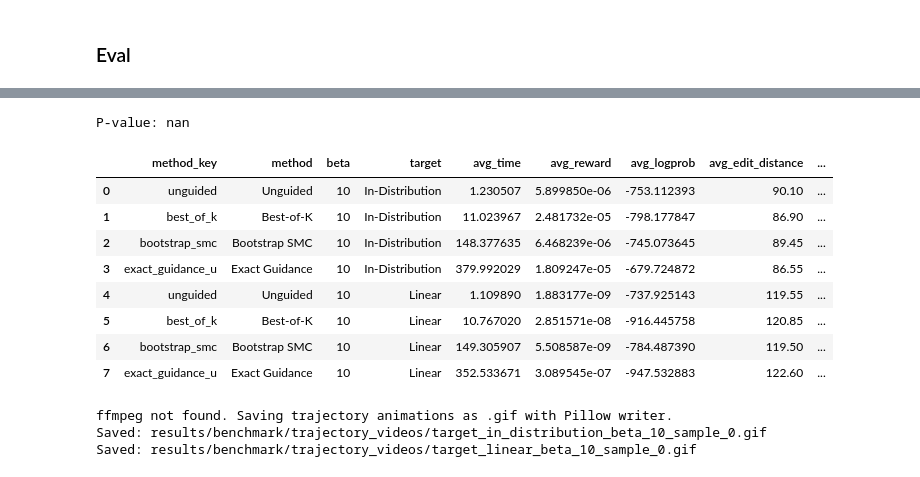
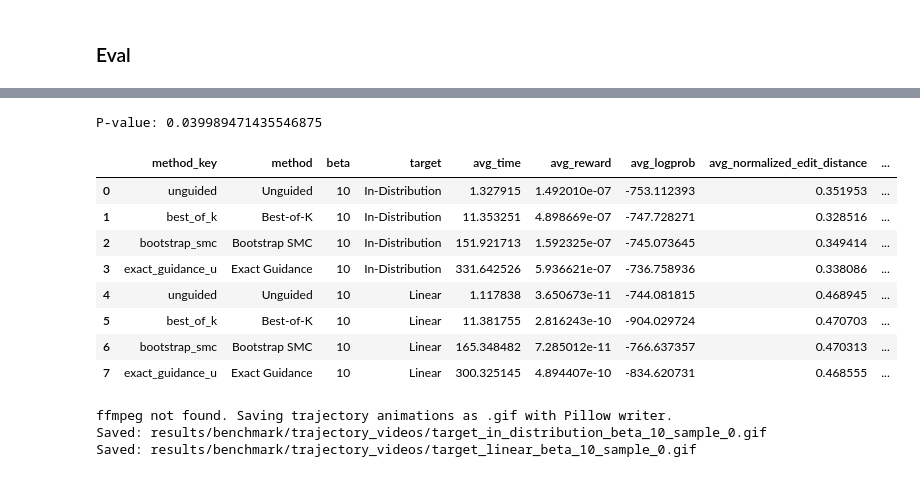
Before and after one commit to upsilonyc/edit-flows-guidance-demo, a Jupyter notebook: main.ipynb, the cells around one changed output, grey strips where cells are left out. Drawn from its saved outputs; the diff is of its cells as text; code cells hidden in the pictures.

```diff
--- a/main.ipynb
+++ b/main.ipynb
@@ -1979,25 +1995,26 @@ plt.show()
 # statistical significance
 from scipy import stats
 t = pd.read_csv("trials_280.csv")
-masktE = (t['method_key'] == 'exact_guidance_u') & (t['beta'] == 30) & (t['target'] == 'In-Distribution')
-maskt = (t['method_key'] == 'bootstrap_smc') & (t['beta'] == 30) & (t['target'] == 'In-Distribution')
+masktE = (t['method_key'] == 'exact_guidance_u') & (t['beta'] == 10) & (t['target'] == 'In-Distribution')
+maskt = (t['method_key'] == 'bootstrap_smc') & (t['beta'] == 10) & (t['target'] == 'In-Distribution')
 stat, p_value = stats.wilcoxon(t.loc[maskt, 'reward'], t.loc[masktE, 'reward'])
 print(f"P-value: {p_value}")
 # %% [output]
-P-value: nan
+P-value: 0.039989471435546875
 # %%
 s = pd.read_csv('summary_280.csv')
+s = s.drop(columns={"avg_edit_distance"})
 s
 # %% [output]
-|  | method_key | method | beta | target | avg_time | avg_reward | avg_logprob | avg_edit_distance | ... |
-| 0 | unguided | Unguided | 10 | In-Distribution | 1.230507 | 5.899850e-06 | -753.112393 | 90.10 | ... |
-| 1 | best_of_k | Best-of-K | 10 | In-Distribution | 11.023967 | 2.481732e-05 | -798.177847 | 86.90 | ... |
-| 2 | bootstrap_smc | Bootstrap SMC | 10 | In-Distribution | 148.377635 | 6.468239e-06 | -745.073645 | 89.45 | ... |
-| 3 | exact_guidance_u | Exact Guidance | 10 | In-Distribution | 379.992029 | 1.809247e-05 | -679.724872 | 86.55 | ... |
-| 4 | unguided | Unguided | 10 | Linear | 1.109890 | 1.883177e-09 | -737.925143 | 119.55 | ... |
-| 5 | best_of_k | Best-of-K | 10 | Linear | 10.767020 | 2.851571e-08 | -916.445758 | 120.85 | ... |
-| 6 | bootstrap_smc | Bootstrap SMC | 10 | Linear | 149.305907 | 5.508587e-09 | -784.487390 | 119.50 | ... |
-| 7 | exact_guidance_u | Exact Guidance | 10 | Linear | 352.533671 | 3.089545e-07 | -947.532883 | 122.60 | ... |
+|  | method_key | method | beta | target | avg_time | avg_reward | avg_logprob | avg_normalized_edit_distance | ... |
+| 0 | unguided | Unguided | 10 | In-Distribution | 1.327915 | 1.492010e-07 | -753.112393 | 0.351953 | ... |
+| 1 | best_of_k | Best-of-K | 10 | In-Distribution | 11.353251 | 4.898669e-07 | -747.728271 | 0.328516 | ... |
+| 2 | bootstrap_smc | Bootstrap SMC | 10 | In-Distribution | 151.921713 | 1.592325e-07 | -745.073645 | 0.349414 | ... |
+| 3 | exact_guidance_u | Exact Guidance | 10 | In-Distribution | 331.642526 | 5.936621e-07 | -736.758936 | 0.338086 | ... |
+| 4 | unguided | Unguided | 10 | Linear | 1.117838 | 3.650673e-11 | -744.081815 | 0.468945 | ... |
+| 5 | best_of_k | Best-of-K | 10 | Linear | 11.381755 | 2.816243e-10 | -904.029724 | 0.470703 | ... |
+| 6 | bootstrap_smc | Bootstrap SMC | 10 | Linear | 165.348482 | 7.285012e-11 | -766.637357 | 0.470313 | ... |
+| 7 | exact_guidance_u | Exact Guidance | 10 | Linear | 300.325145 | 4.894407e-10 | -834.620731 | 0.468555 | ... |
 # %%
 # Build trajectory videos from exact-guidance trajectory CSVs.
 import json
```
Also changed, not shown: parts of 5 cells of this notebook, 19 other files.
